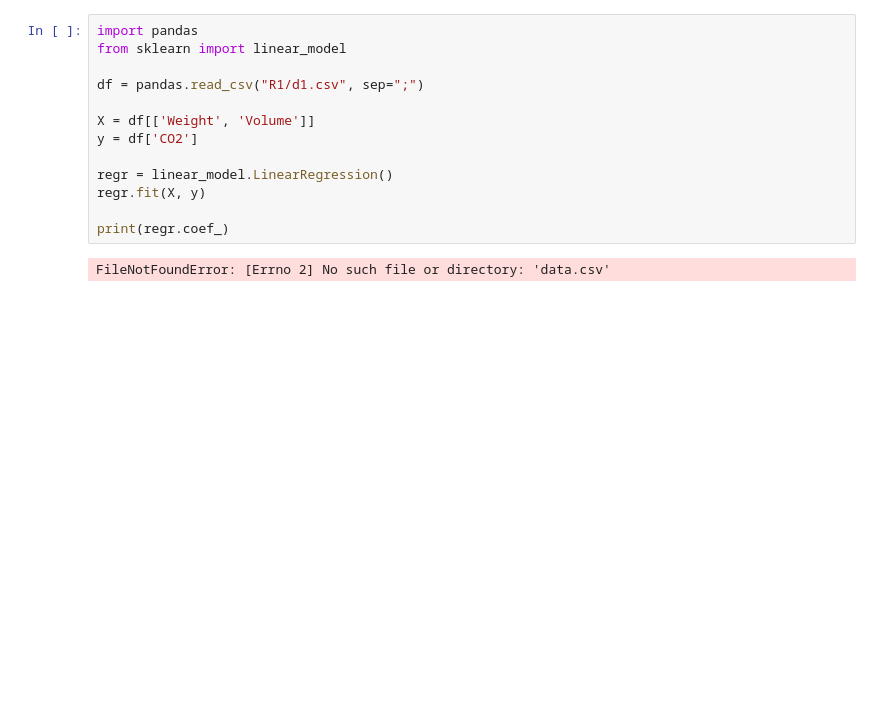
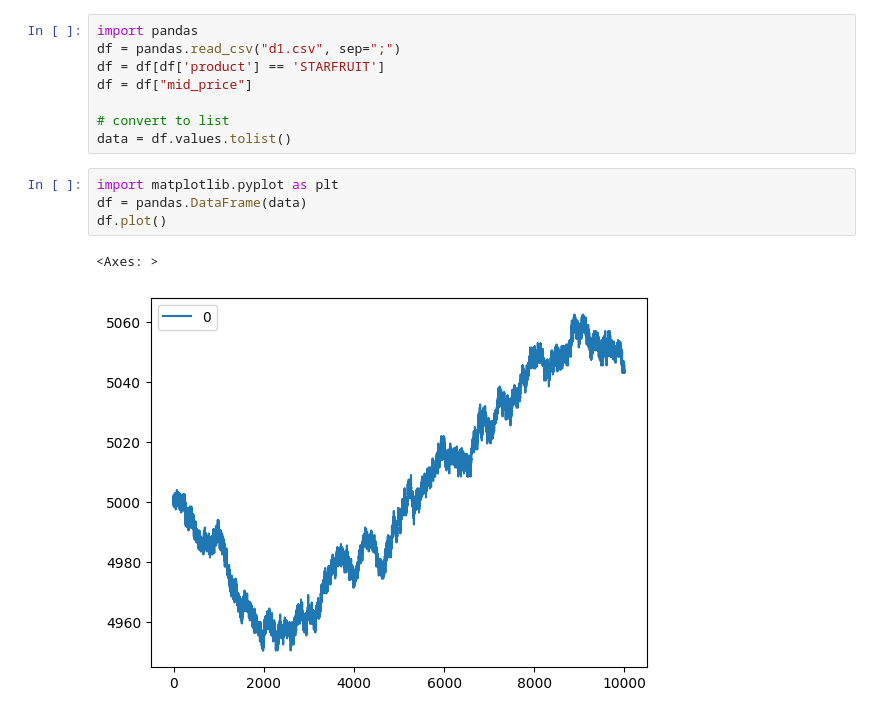
Before and after one commit to naman-doshi/IMCProsperity-2, a Jupyter notebook: R1/starfruit.ipynb, the cells around one changed output. Drawn from its saved outputs; the diff is of its cells as text; blank space fills up the shorter version.

```diff
--- a/R1/starfruit.ipynb
+++ b/R1/starfruit.ipynb
@@ -1,15 +1,15 @@
-# %%
-import pandas
-from sklearn import linear_model
-
-df = pandas.read_csv("R1/d1.csv", sep=";")
-
-X = df[['Weight', 'Volume']]
-y = df['CO2']
-
-regr = linear_model.LinearRegression()
-regr.fit(X, y)
-
-print(regr.coef_)
-# %% [output]
-FileNotFoundError: [Errno 2] No such file or directory: 'data.csv'
+# %%
+import pandas
+df = pandas.read_csv("d1.csv", sep=";")
+df = df[df['product'] == 'STARFRUIT']
+df = df["mid_price"]
+
+# convert to list
+data = df.values.tolist()
+# %%
+import matplotlib.pyplot as plt
+df = pandas.DataFrame(data)
+df.plot()
+# %% [output]
+<Axes: >
+[figure, added]
```
Also changed, not shown: parts of 3 cells of this notebook, 8 other files.
